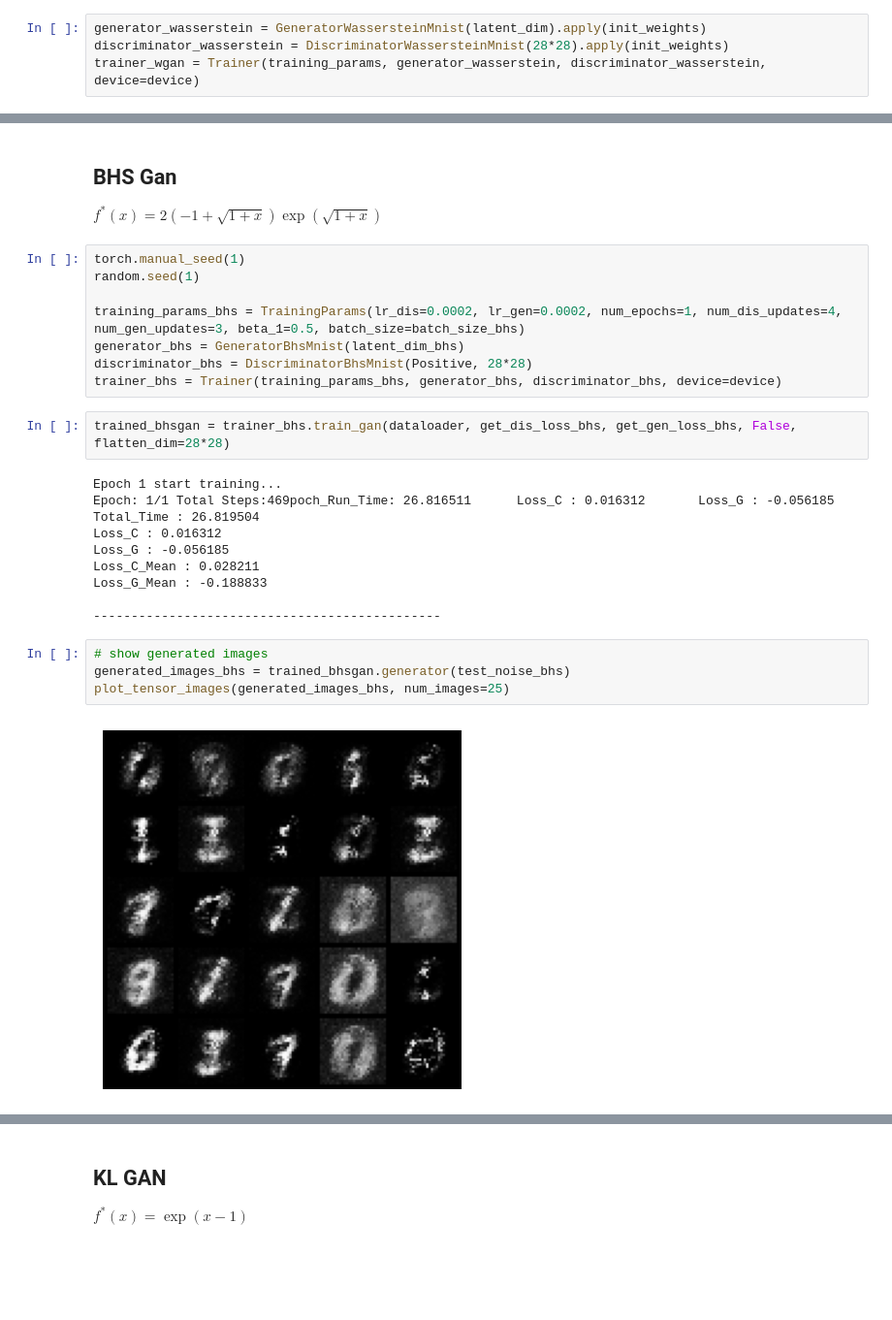
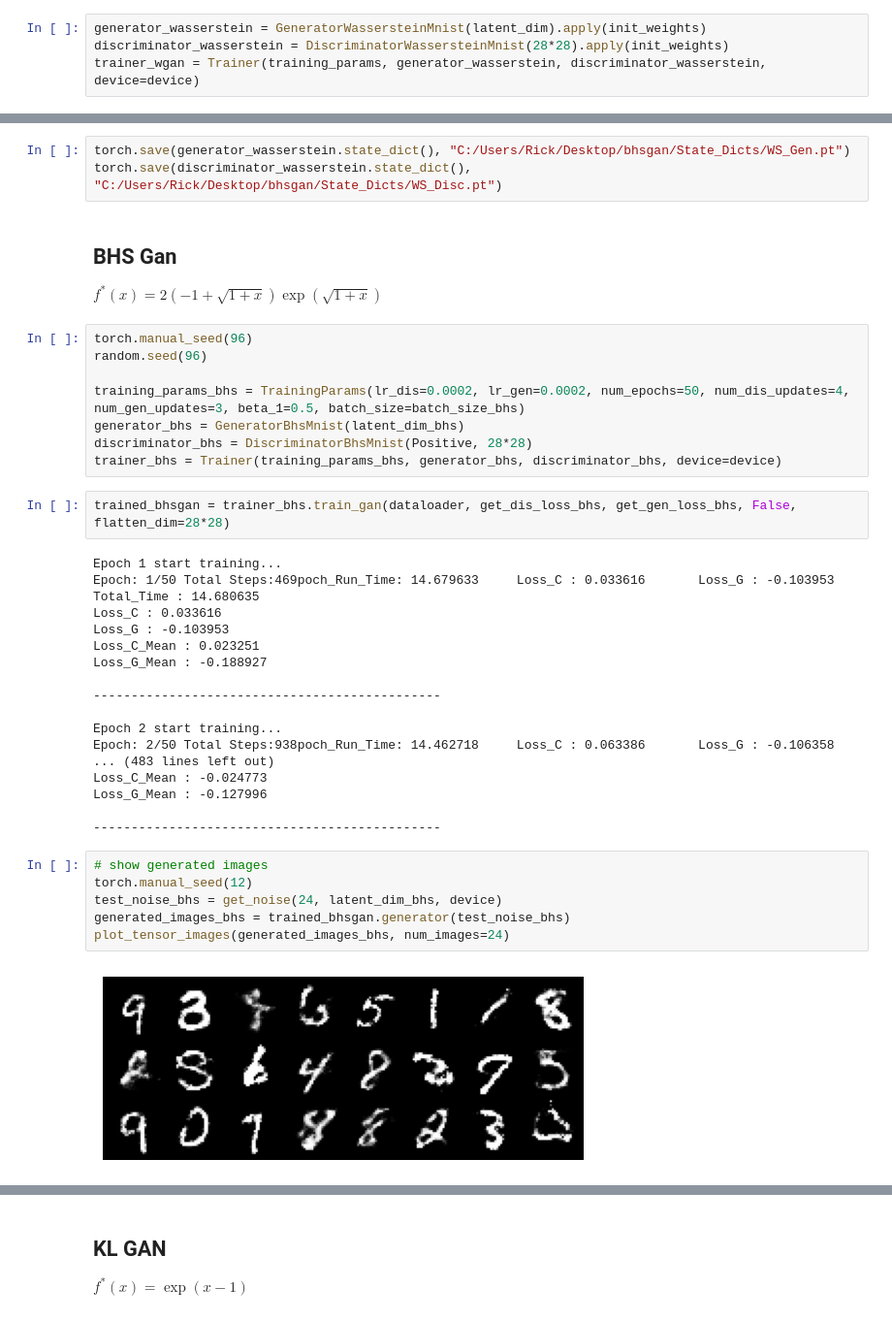
Before and after one commit to AlexF1994/bhsgan, a Jupyter notebook: mnist.ipynb, the cells around one changed output, grey strips where cells are left out. Shown at 97% size. Saved outputs shown, nothing was run; the diff lists cells and outputs as text; blank space fills up the shorter version.

```diff
--- a/mnist.ipynb
+++ b/mnist.ipynb
@@ -105,11 +125,14 @@ plot_losses(trained_wgan.generator_losses, trained_wgan.discriminator_losses)
+# %%
+torch.save(generator_wasserstein.state_dict(), "C:/Users/Rick/Desktop/bhsgan/State_Dicts/WS_Gen.pt")
+torch.save(discriminator_wasserstein.state_dict(), "C:/Users/Rick/Desktop/bhsgan/State_Dicts/WS_Disc.pt")
 # %% [markdown]
 ## BHS Gan
 $f^*(x) = 2(-1+\sqrt{1+x})\exp(\sqrt{1+x})$
 # %%
-torch.manual_seed(1)
-random.seed(1)
+torch.manual_seed(96)
+random.seed(96)
 
-training_params_bhs = TrainingParams(lr_dis=0.0002, lr_gen=0.0002, num_epochs=1, num_dis_updates=4, num_gen_updates=3, beta_1=0.5, batch_size=batch_size_bhs)
+training_params_bhs = TrainingParams(lr_dis=0.0002, lr_gen=0.0002, num_epochs=50, num_dis_updates=4, num_gen_updates=3, beta_1=0.5, batch_size=batch_size_bhs)
 generator_bhs = GeneratorBhsMnist(latent_dim_bhs)
 discriminator_bhs = DiscriminatorBhsMnist(Positive, 28*28)
 trainer_bhs = Trainer(training_params_bhs, generator_bhs, discriminator_bhs, device=device)
@@ -117,20 +140,30 @@ trainer_bhs = Trainer(training_params_bhs, generator_bhs, discriminator_bhs, dev
 trained_bhsgan = trainer_bhs.train_gan(dataloader, get_dis_loss_bhs, get_gen_loss_bhs, False, flatten_dim=28*28)
 # %% [output]
 Epoch 1 start training...
-Epoch: 1/1 Total Steps:469poch_Run_Time: 26.816511      Loss_C : 0.016312       Loss_G : -0.056185
-Total_Time : 26.819504
-Loss_C : 0.016312
-Loss_G : -0.056185
-Loss_C_Mean : 0.028211
-Loss_G_Mean : -0.188833
+Epoch: 1/50 Total Steps:469poch_Run_Time: 14.679633     Loss_C : 0.033616       Loss_G : -0.103953
+Total_Time : 14.680635
+Loss_C : 0.033616
+Loss_G : -0.103953
+Loss_C_Mean : 0.023251
+Loss_G_Mean : -0.188927
 
 ----------------------------------------------
+
+Epoch 2 start training...
+Epoch: 2/50 Total Steps:938poch_Run_Time: 14.462718     Loss_C : 0.063386       Loss_G : -0.106358
+... (483 lines left out)
+Loss_C_Mean : -0.024773
+Loss_G_Mean : -0.127996
+
+----------------------------------------------
 # %%
 # show generated images
+torch.manual_seed(12)
+test_noise_bhs = get_noise(24, latent_dim_bhs, device)
 generated_images_bhs = trained_bhsgan.generator(test_noise_bhs)
-plot_tensor_images(generated_images_bhs, num_images=25)
+plot_tensor_images(generated_images_bhs, num_images=24)
 # %% [output]
-[figure, old version]
+[figure, new version]
 # %%
 # plot losses
 plot_losses(trained_bhsgan.generator_losses, trained_bhsgan.discriminator_losses)
```
Also changed, not shown: parts of 32 cells of this notebook, 13 other files.
